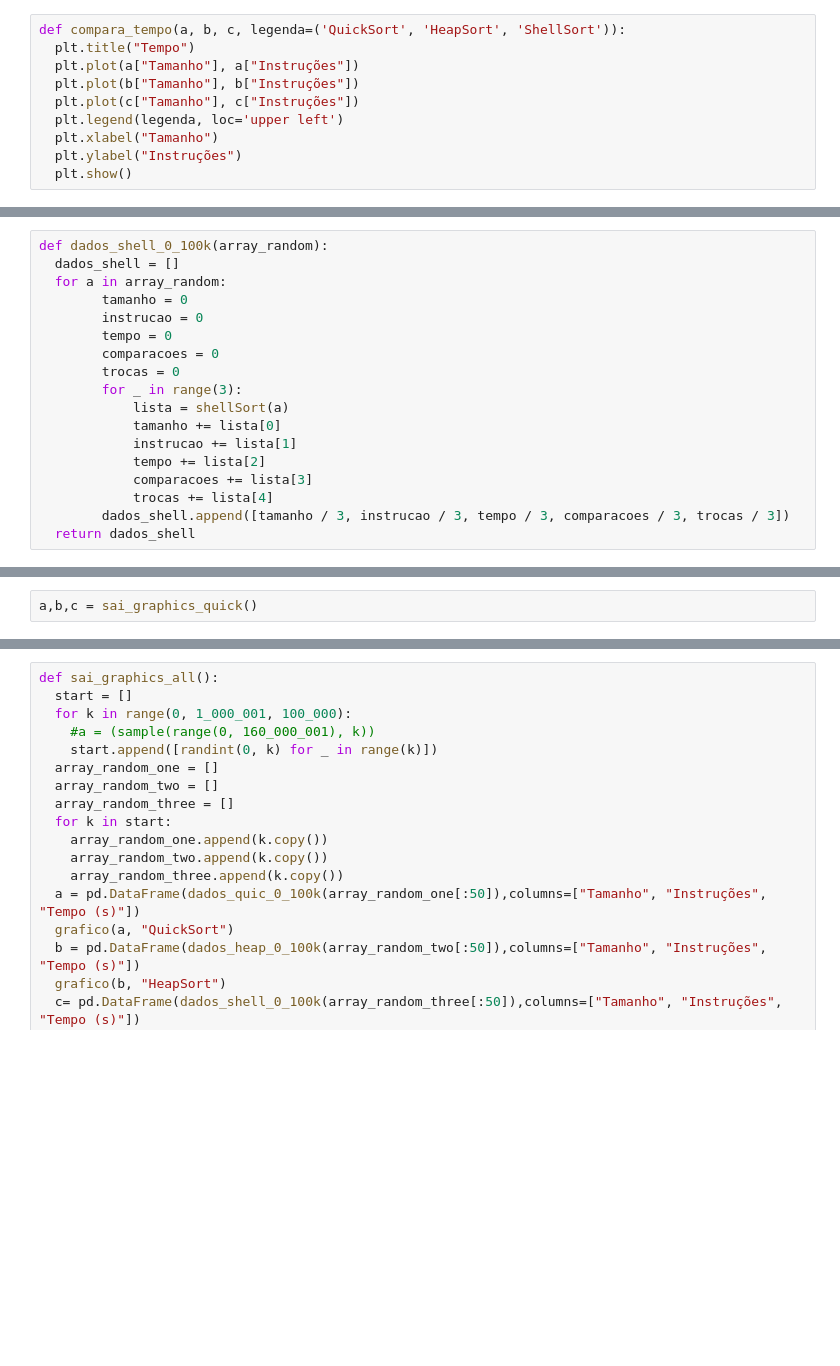
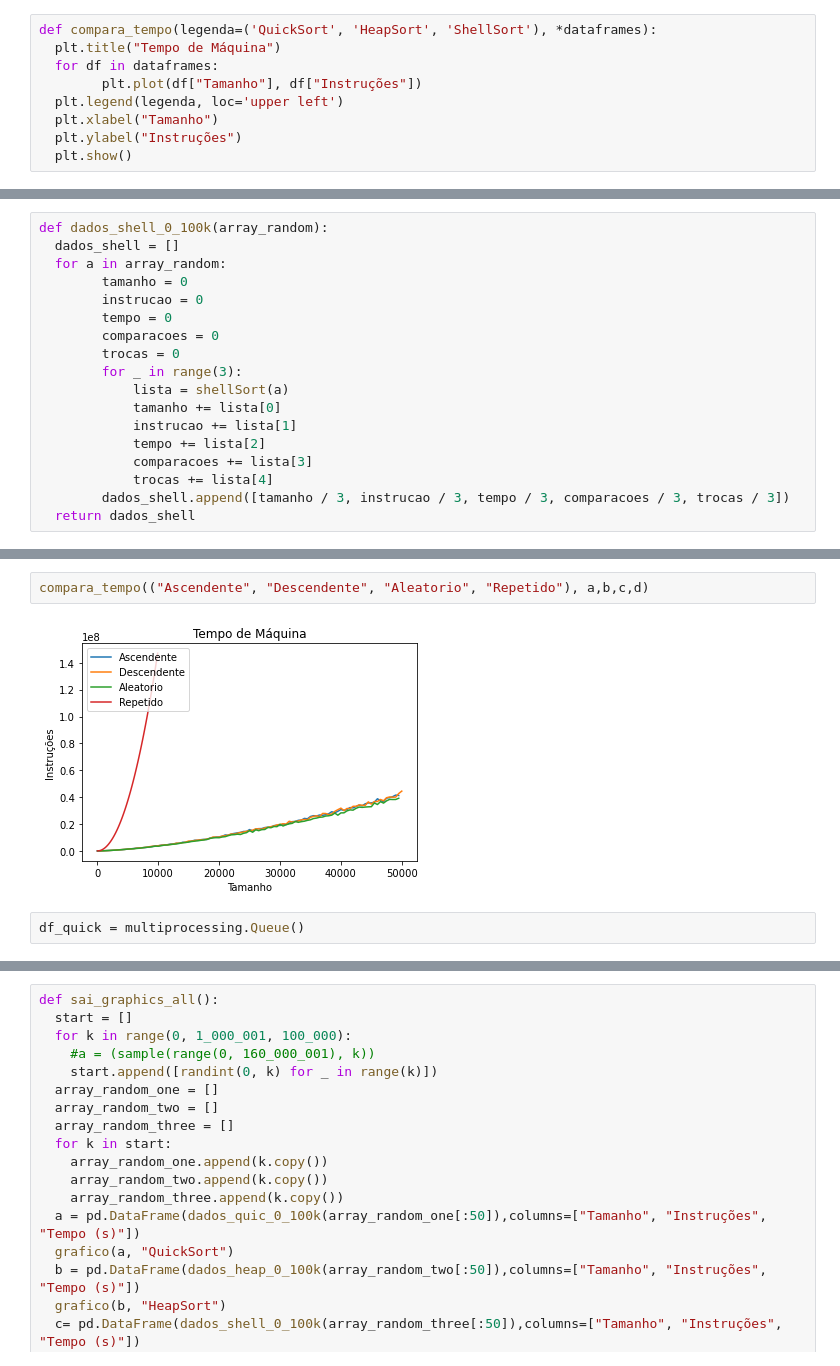
Before and after one commit to alverad-katsuro/algoritmos_ordenacao, a Jupyter notebook: Untitled.ipynb, the cells around one changed output, grey strips where cells are left out. Cells and saved outputs as stored; diff of their text form; blank space fills up the shorter version.

```diff
--- a/Untitled.ipynb
+++ b/Untitled.ipynb
@@ -160,10 +162,9 @@ def grafico(dados, title):
   plt.show()
 # %%
-def compara_tempo(a, b, c, legenda=('QuickSort', 'HeapSort', 'ShellSort')):
-  plt.title("Tempo")
-  plt.plot(a["Tamanho"], a["Instruções"])
-  plt.plot(b["Tamanho"], b["Instruções"])
-  plt.plot(c["Tamanho"], c["Instruções"])
+def compara_tempo(legenda=('QuickSort', 'HeapSort', 'ShellSort'), *dataframes):
+  plt.title("Tempo de Máquina")
+  for df in dataframes:
+        plt.plot(df["Tamanho"], df["Instruções"])
   plt.legend(legenda, loc='upper left')
   plt.xlabel("Tamanho")
   plt.ylabel("Instruções")
@@ -272,3 +273 @@ def sai_graphics_quick():
   return a, b, c
-# %%
-a,b,c = sai_graphics_quick()
@@ -280,0 +274,6 @@ Terminou de criar os testes
+# %%
+compara_tempo(("Ascendente", "Descendente", "Aleatorio", "Repetido"), a,b,c,d)
+# %% [output]
+[figure, added]
+# %%
+df_quick = multiprocessing.Queue()
```
Also changed, not shown: parts of 34 cells of this notebook, 23 other files.
